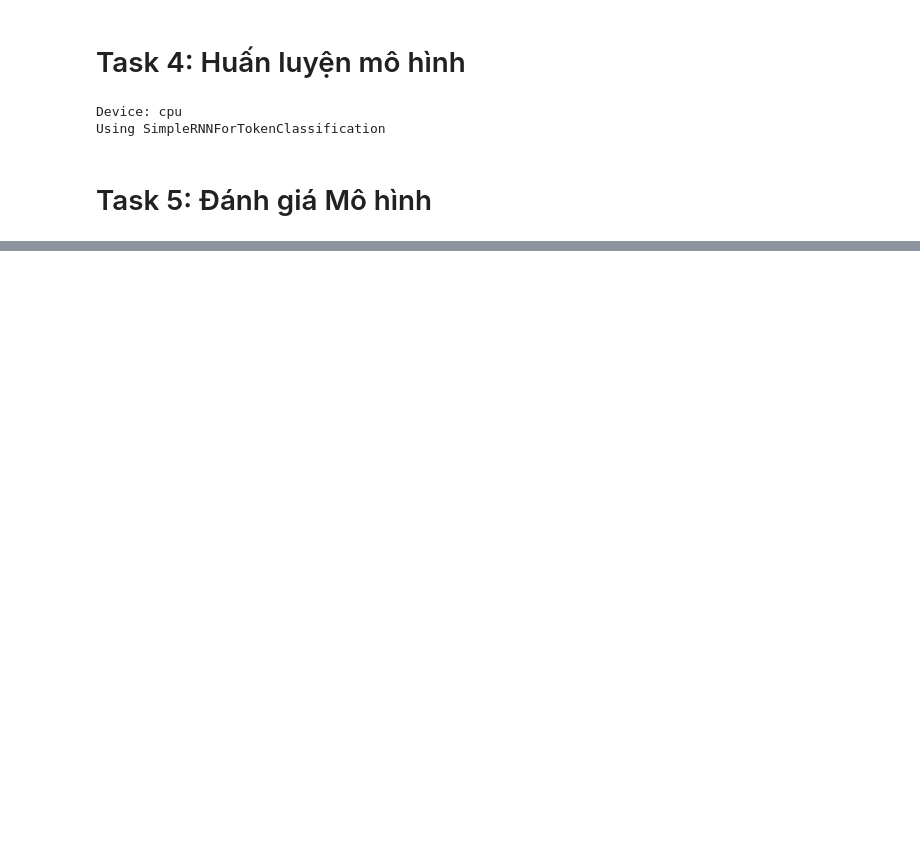
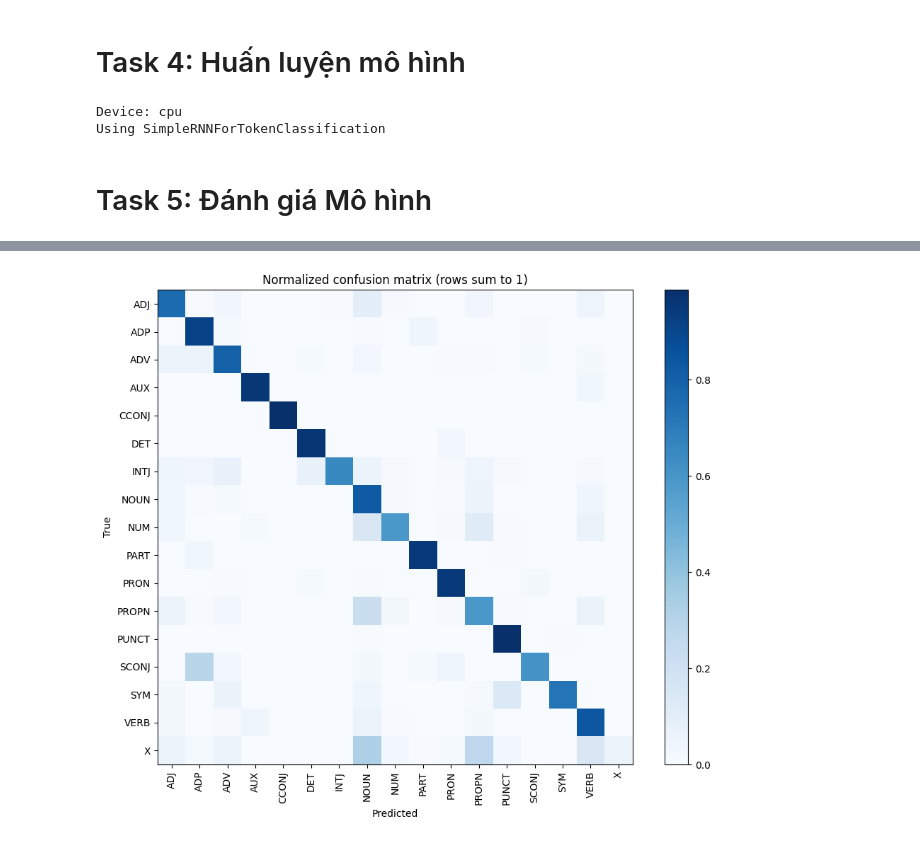
Before and after one commit to aya1101/HUS--NLP2025, a Jupyter notebook: src/lab6/lab6_part3.ipynb, the cells around one changed output, grey strips where cells are left out. Saved outputs shown, nothing was run; the diff lists cells and outputs as text; code cells hidden in the pictures; blank space fills up the shorter version.

```diff
--- a/src/lab6/lab6_part3.ipynb
+++ b/src/lab6/lab6_part3.ipynb
@@ -193,7 +193,7 @@ def hash_word(word, vocab_size=16384):
     # Modulo để đảm bảo trong khoảng vocab_size, +1 để tránh index 0 (reserved cho padding)
     return (hash_int % (vocab_size - 1)) + 1
 
-def build_vocabulary_hash_based(train_sentences, vocab_size=16384):
+def build_vocabulary(train_sentences, vocab_size=16384):
     """
     Xây dựng hash-based vocabulary tương tự BigDL
 
@@ -224,7 +224,7 @@ def build_vocabulary_hash_based(train_sentences, vocab_size=16384):
 
 # Test hash-based vocabulary
 print("Xây dựng hash-based vocabulary...")
-hash_word_func, tag_to_ix_hash, VOCAB_SIZE_HASH = build_vocabulary_hash_based(train_sentences, vocab_size=16384)
+hash_word_func, tag_to_ix_hash, VOCAB_SIZE_HASH = build_vocabulary(train_sentences, vocab_size=16384)
 
 print(f"\nHash-based vocabulary:")
 print(f"  - Vocabulary size: {VOCAB_SIZE_HASH}")
@@ -843,0 +791,59 @@ Epoch 4/5, Loss: 0.1032
+# %%
+from sklearn.metrics import confusion_matrix, classification_report
+import pandas as pd
+import numpy as np
+from IPython.display import display
+
+# Tính confusion matrix và bảng đánh giá trên test set
+import matplotlib.pyplot as plt
+
+model = trained_model.to(device)
+model.eval()
+
+y_true = []
+y_pred = []
+with torch.no_grad():
+    for sentences, tags in test_loader:
+        sentences = sentences.to(device)
+        tags = tags.to(device)
+        logits = model(sentences)
+        preds = logits.argmax(dim=-1)
+        mask = (tags != -1)
+        if mask.sum().item() == 0:
+            continue
+        y_true.extend(tags[mask].view(-1).cpu().tolist())
+        y_pred.extend(preds[mask].view(-1).cpu().tolist())
+
+# Chuẩn bị nhãn theo thứ tự index
+labels = sorted(ix_to_tag.keys())
+tag_names = [ix_to_tag[i] for i in labels]
+
+# Bảng báo cáo (precision/recall/f1)
+print("Classification report:\n")
+print(classification_report(y_true, y_pred, labels=labels, target_names=tag_names, digits=4))
+
+# Confusion matrix (counts) dưới dạng DataFrame
+cm = confusion_matrix(y_true, y_pred, labels=labels)
+cm_df = pd.DataFrame(cm, index=tag_names, columns=tag_names)
+print("\nConfusion matrix (counts):")
+display(cm_df)
+
+# Confusion matrix normalized theo hàng (true labels)
+with np.errstate(all='ignore'):
+    cm_norm = cm.astype(float) / cm.sum(axis=1)[:, None]
+cm_norm = np.nan_to_num(cm_norm)
+cm_norm_df = pd.DataFrame(cm_norm, index=tag_names, columns=tag_names)
+
+# Vẽ heatmap đơn giản
+plt.figure(figsize=(10, 8))
+plt.imshow(cm_norm_df, interpolation='nearest', cmap='Blues')
+plt.title('Normalized confusion matrix (rows sum to 1)')
+plt.colorbar()
+ticks = np.arange(len(tag_names))
+plt.xticks(ticks, tag_names, rotation=90)
+plt.yticks(ticks, tag_names)
+plt.xlabel('Predicted')
+plt.ylabel('True')
+plt.tight_layout()
+plt.show()
+# %% [output]
@@ -843,0 +885 @@ Epoch 4/5, Loss: 0.1032
+[figure, added]
```
Also changed, not shown: parts of 11 cells of this notebook, 1 other file.
